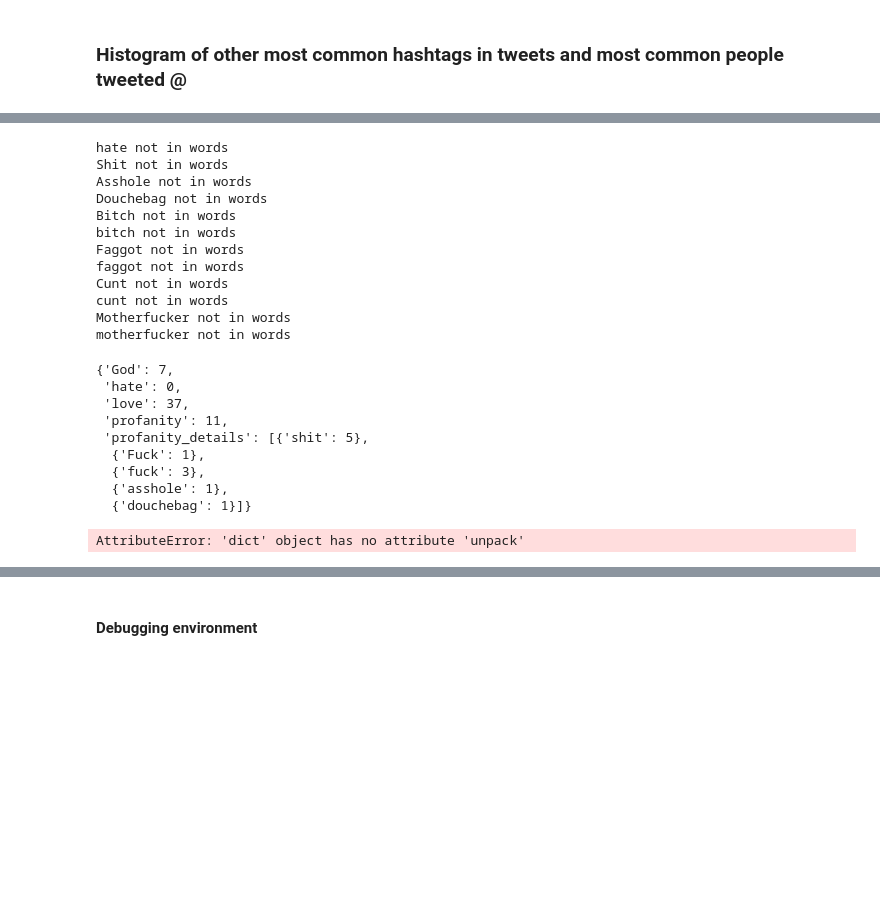
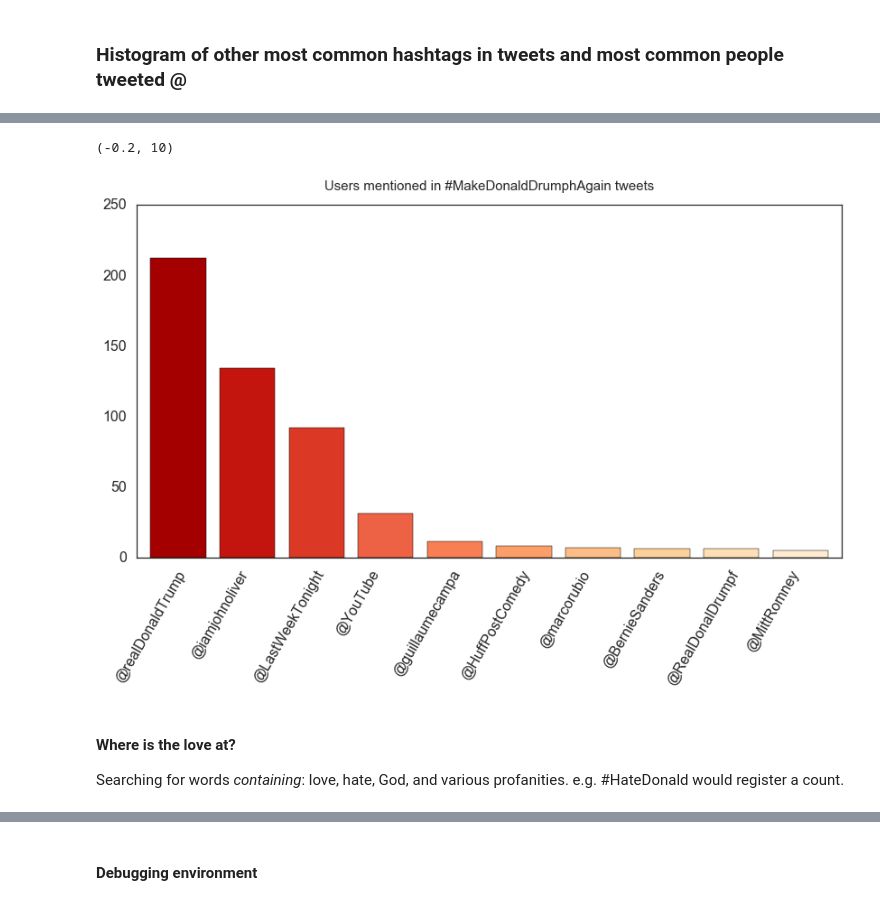
Before and after one commit to agalea91/Donald_Trump_tweet_study_-makedonalddrumpfagain, a Jupyter notebook: drumpf_notebook.ipynb, the cells around one changed output, grey strips where cells are left out. Saved outputs shown, nothing was run; the diff lists cells and outputs as text; code cells hidden in the pictures; blank space fills up the shorter version.

```diff
--- a/drumpf_notebook.ipynb
+++ b/drumpf_notebook.ipynb
@@ -1646,50 +1694,23 @@ user_mention_w[:10]
+# %%
+data = user_mention_w[:10]
+colors = sns.color_palette("OrRd", 10)
+
+plt.figure(figsize=(14, 7))
+plt.title('Users mentioned in #MakeDonaldDrumphAgain tweets', y=1.03, fontsize=15)
+ax = plt.subplot(111)
+y = [a[1] for a in data]
+x = [i for i in range(len(y))]
+ax.bar(x, y, color=colors[::-1])
+ax.set_xticks(x)
+ax.set_xticklabels([a[0] for a in data], rotation=60)
+ax.set_xlim(-0.2, 10)
+plt.savefig('figures/top_users_mentioned.png', bbox_inches='tight', dpi=144)
+# %% [output]
+(-0.2, 10)
+[figure, added]
+# %% [markdown]
+#### Where is the love at?
+
+Searching for words *containing*: love, hate, God, and various profanities. e.g. #HateDonald would register a count.
 # %%
 all_w_dict = {a: b for a, b in all_w}
-# %%
-custom_word_count = {'God': 0, 'love': 0, 'hate': 0, 'profanity': 0, 'profanity_details': []}
-profanity = ['Shit', 'shit', 'Fuck', 'fuck', 'Asshole', 'asshole', 'Douchebag', 'douchebag', 'Bitch', 'bitch',
-            'Faggot', 'faggot', 'Cunt', 'cunt', 'Motherfucker', 'motherfucker']
-
-try:
-    custom_word_count['God'] = all_w_dict['God'] + all_w_dict['god']
-except:
-    print('God not in words')
-try:
-    custom_word_count['love'] = all_w_dict['Love'] + all_w_dict['love']
-except:
-    print('love not in words')
-try:
-    custom_word_count['hate'] = all_w_dict['Hate'] + all_w_dict['hate']
-except:
-    print('hate not in words')
-
-for p in profanity:
-    try:
-        custom_word_count['profanity'] += all_w_dict[p]
-        custom_word_count['profanity_details'].append({p: all_w_dict[p]})
-    except:
-        print(p, 'not in words')
-
-custom_word_count
-# %% [output]
-hate not in words
-Shit not in words
-Asshole not in words
-Douchebag not in words
-Bitch not in words
-bitch not in words
-Faggot not in words
-faggot not in words
-Cunt not in words
-cunt not in words
-Motherfucker not in words
-motherfucker not in words
-{'God': 7,
- 'hate': 0,
- 'love': 37,
- 'profanity': 11,
- 'profanity_details': [{'shit': 5},
-  {'Fuck': 1},
-  {'fuck': 3},
-  {'asshole': 1},
-  {'douchebag': 1}]}
@@ -1705,4 +1716,0 @@ plt.pie(sizes, explode=explode, labels=labels, colors=colors,
-# %%
-custom_word_count.unpack()
-# %% [output]
-AttributeError: 'dict' object has no attribute 'unpack'
```
Also changed, not shown: parts of 12 cells of this notebook.
